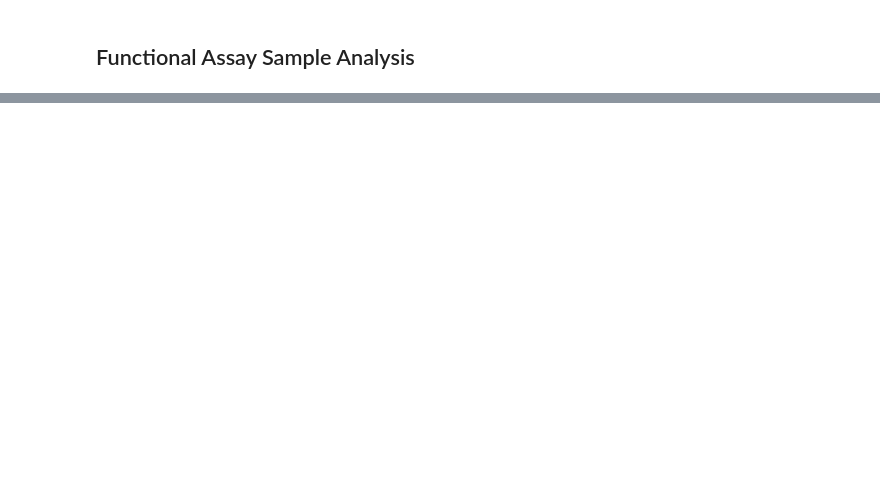
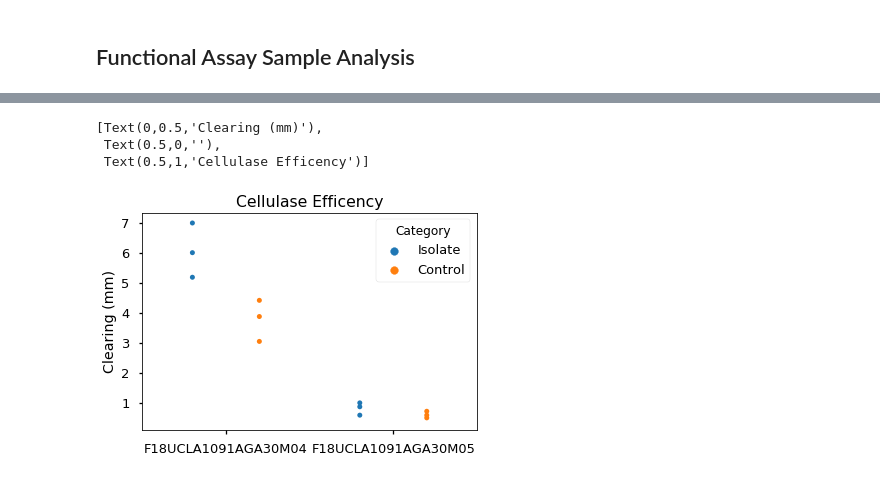
Before and after one commit to keithgmitchell/Isolate-Analysis, a Jupyter notebook: 109AL-F18 Analysis Notebook.ipynb, the cells around one changed output, grey strips where cells are left out. Cells and saved outputs as stored; diff of their text form; code cells hidden in the pictures; blank space fills up the shorter version.

```diff
--- a/109AL-F18 Analysis Notebook.ipynb
+++ b/109AL-F18 Analysis Notebook.ipynb
@@ -249,0 +301,43 @@ plt.ylim(0,data['Cellulase Production (radius in mm) Average'].max() + 4)
+# %%
+#### replace the code in here
+num_trials = 3
+isolate_names = ["F18UCLA1091AGA30M04", "F18UCLA1091AGA30M05"]
+first_category_name_trial1 = data.columns.get_loc("Cellulase Production (radius in mm) Trial 1")
+second_category_name_trial1 = data.columns.get_loc("Control Production (radius in mm) Trial 1")
+first_category_new_name = "Isolate"
+second_category_new_name = "Control"
+x_axis_label = ""
+y_axis_label = "Clearing (mm)"
+title = "Cellulase Efficency"
+####
+
+first_cat = data[data["Isolate ID"].isin(isolate_names)].iloc[:,first_category_name_trial1:first_category_name_trial1+num_trials]
+first_cat.index = data[data["Isolate ID"].isin(isolate_names)]["Isolate ID"]
+
+first_cat = first_cat.transpose()
+first_cat = first_cat.reset_index(drop=True)
+first_cat = first_cat.stack().to_frame()
+first_cat = first_cat.reset_index(level=1)
+first_cat["Category"] = "Isolate"
+first_cat.columns = ["Isolate ID", "Values", "Category"]
+
+
+second_cat = data[data["Isolate ID"].isin(isolate_names)].iloc[:,second_category_name_trial1:second_category_name_trial1+num_trials]
+second_cat.index = data[data["Isolate ID"].isin(isolate_names)]["Isolate ID"]
+
+second_cat = second_cat.transpose()
+second_cat = second_cat.reset_index(drop=True)
+second_cat = second_cat.stack().to_frame()
+second_cat = second_cat.reset_index(level=1)
+second_cat["Category"] = "Control"
+second_cat.columns = ["Isolate ID", "Values", "Category"]
+
+cats = first_cat.append(second_cat)
+cats
+ax = sns.stripplot(x = "Isolate ID", y = "Values", hue = "Category", data = cats, dodge=True)
+ax.set(xlabel=x_axis_label, ylabel=y_axis_label, title=title)
+# %% [output]
+[Text(0,0.5,'Clearing (mm)'),
+ Text(0.5,0,''),
+ Text(0.5,1,'Cellulase Efficency')]
+[figure, added]
```
Also changed, not shown: parts of 19 cells of this notebook, 1 other file.
